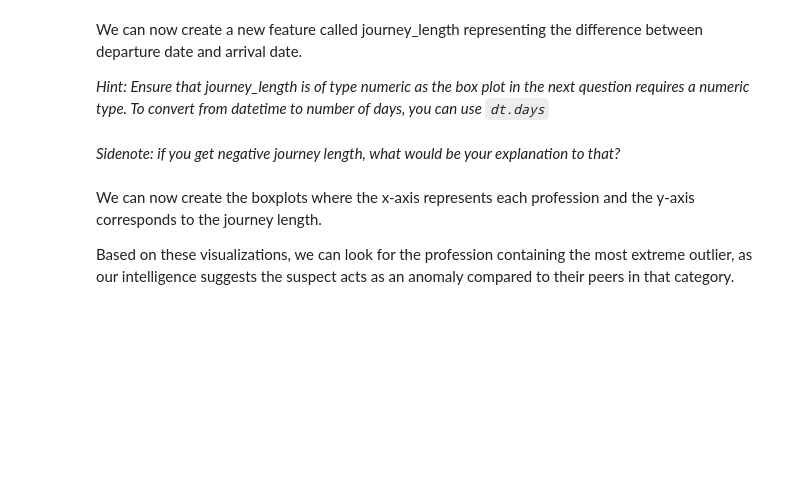
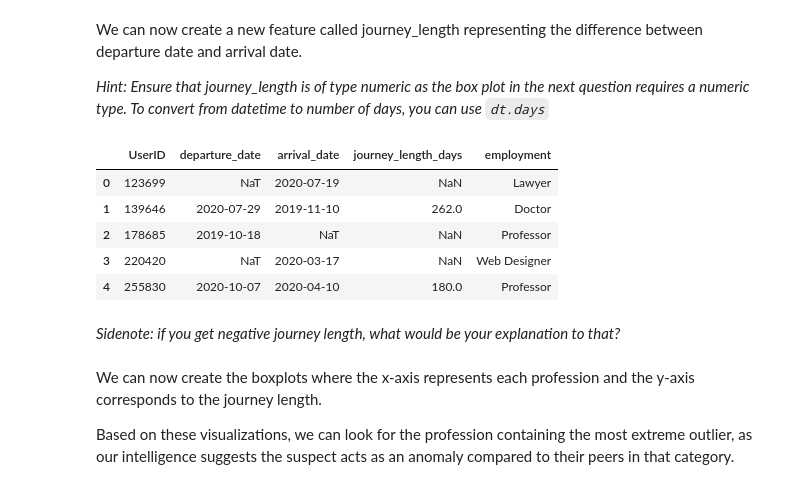
Before and after one commit to miachambat/CSE201-td3-1-handin, a Jupyter notebook: assignments/Part 1/Assignment_part_1.ipynb, the cells around one changed output. Cells and saved outputs as stored; diff of their text form; code cells hidden in the pictures; blank space fills up the shorter version.

```diff
--- a/assignments/Part 1/Assignment_part_1.ipynb
+++ b/assignments/Part 1/Assignment_part_1.ipynb
@@ -360,3 +511,15 @@ We can now create a new feature called journey_length representing the differenc
+# %%
+# Your code here
+stays['journey_length'] = stays['departure_date'] - stays['arrival_date']
+stays['journey_length_days'] = stays['journey_length'].dt.days
+stays[['UserID', 'departure_date', 'arrival_date', 'journey_length_days', 'employment']].head()
+# %% [output]
+|  | UserID | departure_date | arrival_date | journey_length_days | employment |
+| 0 | 123699 | NaT | 2020-07-19 | NaN | Lawyer |
+| 1 | 139646 | 2020-07-29 | 2019-11-10 | 262.0 | Doctor |
+| 2 | 178685 | 2019-10-18 | NaT | NaN | Professor |
+| 3 | 220420 | NaT | 2020-03-17 | NaN | Web Designer |
+| 4 | 255830 | 2020-10-07 | 2020-04-10 | 180.0 | Professor |
 # %% [markdown]
 *Sidenote: if you get negative journey length, what would be your explanation to that?*
 # %% [markdown]
```
Also changed, not shown: parts of 15 cells of this notebook.
